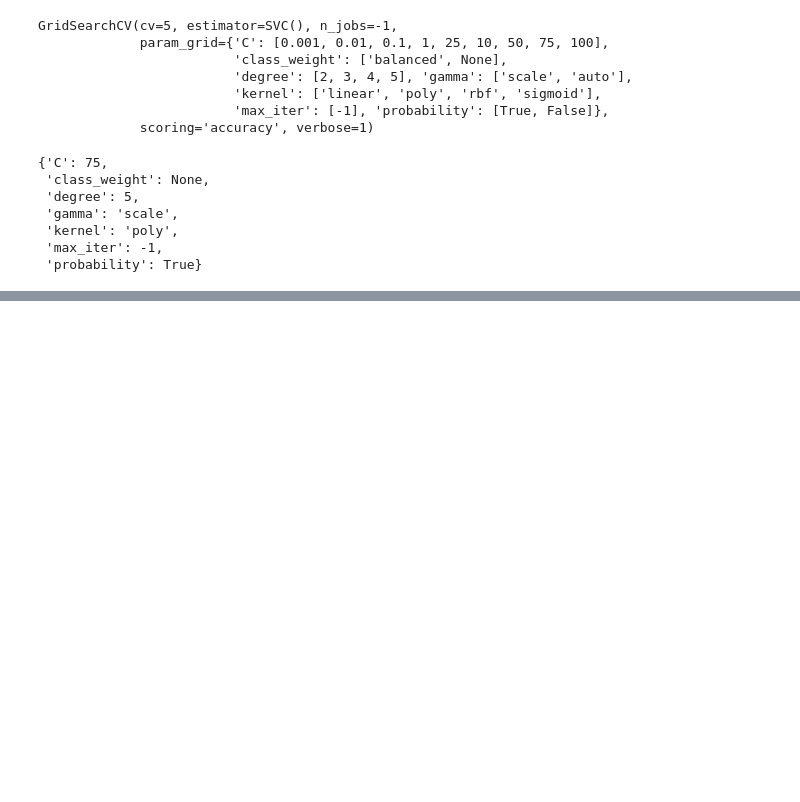
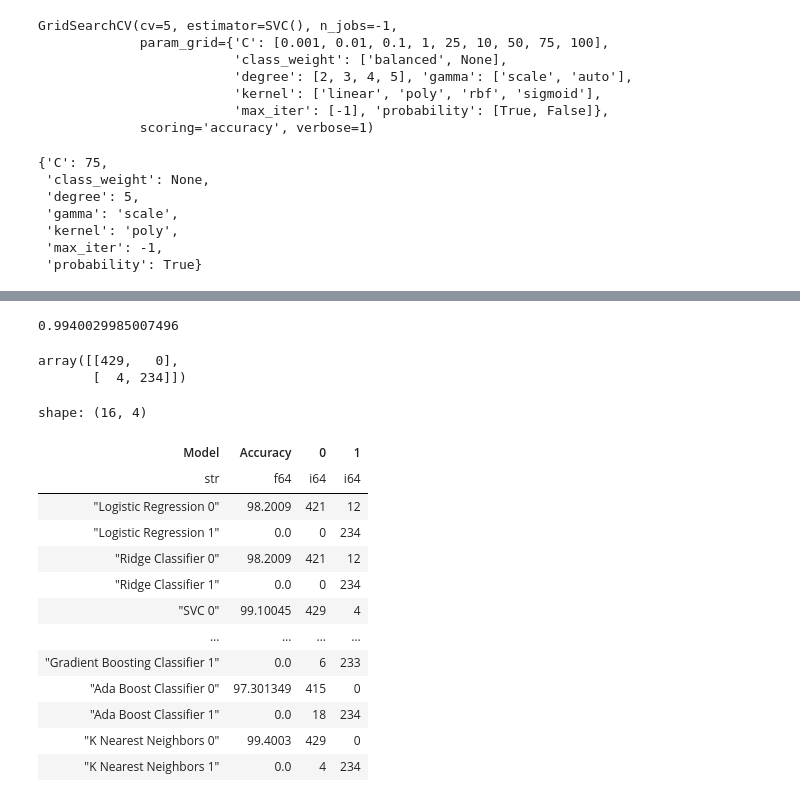
Before and after one commit to ZygimantasB/scikit-learn_training, a Jupyter notebook: Occupancy Detection/train.ipynb, the cells around one changed output, grey strips where cells are left out. Cells and saved outputs as stored; diff of their text form; code cells hidden in the pictures; blank space fills up the shorter version.

```diff
--- a/Occupancy Detection/train.ipynb
+++ b/Occupancy Detection/train.ipynb
@@ -334,0 +685,2 @@ ConfusionMatrixDisplay.from_predictions(y_test, predictions, cmap='Blues').ax_.g
+# %%
+knn_cv.fit(scaled_X_train, y_train)
@@ -334,0 +695,37 @@ ConfusionMatrixDisplay.from_predictions(y_test, predictions, cmap='Blues').ax_.g
+# %%
+predictions = knn_cv.predict(scaled_X_test)
+# %%
+accuracy_score(predictions, y_test)
+# %% [output]
+0.9940029985007496
+# %%
+confusion_matrix(predictions, y_test)
+# %% [output]
+array([[429,   0],
+       [  4, 234]])
+# %%
+knn_cv_accuracy = pl.DataFrame({
+    'Model': ['K Nearest Neighbors 0', 'K Nearest Neighbors 1'],
+    'Accuracy': [accuracy_score(predictions, y_test) * 100, 0],
+    '0': confusion_matrix(predictions, y_test)[:, 0],
+    '1': confusion_matrix(predictions, y_test)[:, 1],
+})
+# %%
+models_accuracy = pl.concat([models_accuracy, knn_cv_accuracy], how='vertical')
+# %%
+models_accuracy
+# %% [output]
+shape: (16, 4)
+| Model | Accuracy | 0 | 1 |
+| str | f64 | i64 | i64 |
+| "Logistic Regression 0" | 98.2009 | 421 | 12 |
+| "Logistic Regression 1" | 0.0 | 0 | 234 |
+| "Ridge Classifier 0" | 98.2009 | 421 | 12 |
+| "Ridge Classifier 1" | 0.0 | 0 | 234 |
+| "SVC 0" | 99.10045 | 429 | 4 |
+| … | … | … | … |
+| "Gradient Boosting Classifier 1" | 0.0 | 6 | 233 |
+| "Ada Boost Classifier 0" | 97.301349 | 415 | 0 |
+| "Ada Boost Classifier 1" | 0.0 | 18 | 234 |
+| "K Nearest Neighbors 0" | 99.4003 | 429 | 0 |
+| "K Nearest Neighbors 1" | 0.0 | 4 | 234 |
```
Also changed, not shown: parts of 117 cells of this notebook, 3 other files.
